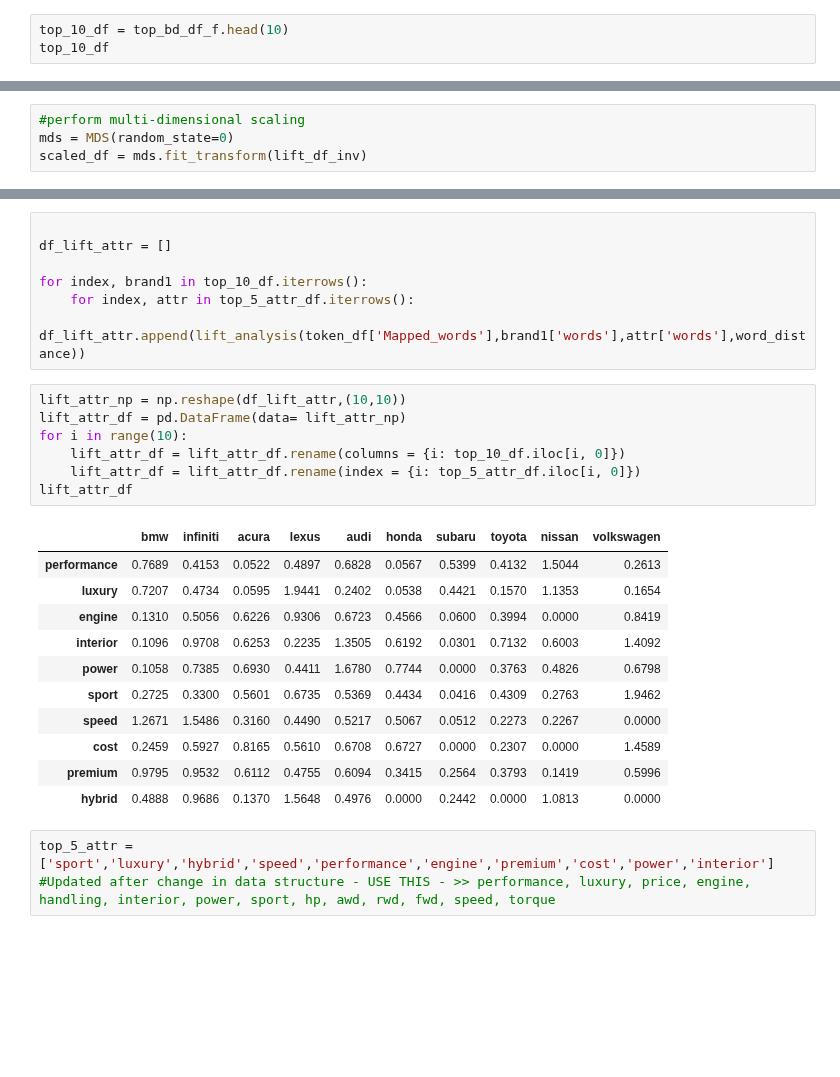
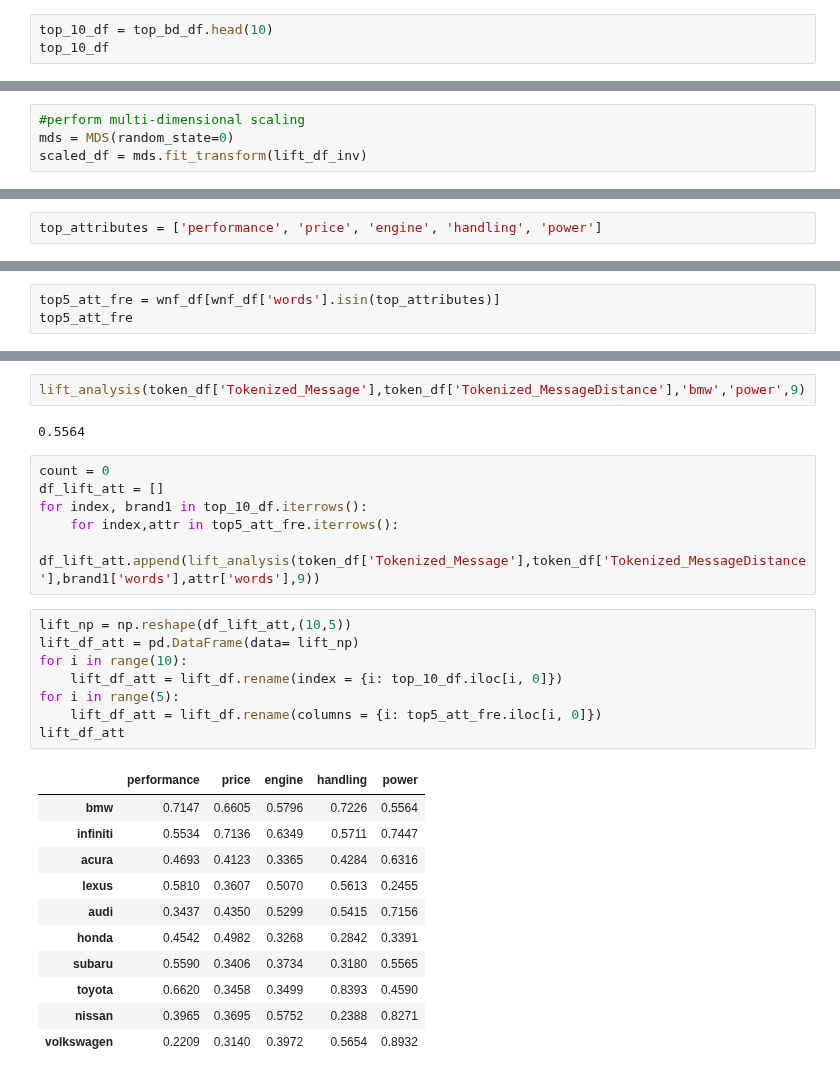
Before and after one commit to milindbhatiaa/Unstructured_Analytics, a Jupyter notebook: Homework 1/4.1_Lift_cal_olddata.ipynb, the cells around one changed output, grey strips where cells are left out. Cells and saved outputs as stored; diff of their text form; blank space fills up the shorter version.

```diff
--- a/Homework 1/4.1_Lift_cal_olddata.ipynb
+++ b/Homework 1/4.1_Lift_cal_olddata.ipynb
@@ -303,5 +237,5 @@ See the caveats in the documentation: https://pandas.pydata.org/pandas-docs/stab
 # %%
-top_10_df = top_bd_df_f.head(10)
+top_10_df = top_bd_df.head(10)
 top_10_df
 # %% [output]
 |  | words | frequency |
@@ -479,0 +455,2 @@ top_5_attr_df
+# %%
+top_attributes = ['performance', 'price', 'engine', 'handling', 'power']
@@ -479,0 +464,3 @@ top_5_attr_df
+# %%
+top5_att_fre = wnf_df[wnf_df['words'].isin(top_attributes)]
+top5_att_fre
@@ -480,29 +474,30 @@ top_5_attr_df
+# %%
+lift_analysis(token_df['Tokenized_Message'],token_df['Tokenized_MessageDistance'],'bmw','power',9)
+# %% [output]
+0.5564
 # %%
-
-df_lift_attr = []
-
+count = 0
+df_lift_att = []
 for index, brand1 in top_10_df.iterrows():
-    for index, attr in top_5_attr_df.iterrows():
-        df_lift_attr.append(lift_analysis(token_df['Mapped_words'],brand1['words'],attr['words'],word_distance))
+    for index,attr in top5_att_fre.iterrows():
+        df_lift_att.append(lift_analysis(token_df['Tokenized_Message'],token_df['Tokenized_MessageDistance'],brand1['words'],attr['words'],9))
 # %%
-lift_attr_np = np.reshape(df_lift_attr,(10,10))
-lift_attr_df = pd.DataFrame(data= lift_attr_np)
+lift_np = np.reshape(df_lift_att,(10,5))
+lift_df_att = pd.DataFrame(data= lift_np)
 for i in range(10):
-    lift_attr_df = lift_attr_df.rename(columns = {i: top_10_df.iloc[i, 0]})
-    lift_attr_df = lift_attr_df.rename(index = {i: top_5_attr_df.iloc[i, 0]})
-lift_attr_df
+    lift_df_att = lift_df.rename(index = {i: top_10_df.iloc[i, 0]})
+for i in range(5):
+    lift_df_att = lift_df.rename(columns = {i: top5_att_fre.iloc[i, 0]})
+lift_df_att
 # %% [output]
-|  | bmw | infiniti | acura | lexus | audi | honda | subaru | toyota | nissan | volkswagen |
-| performance | 0.7689 | 0.4153 | 0.0522 | 0.4897 | 0.6828 | 0.0567 | 0.5399 | 0.4132 | 1.5044 | 0.2613 |
-| luxury | 0.7207 | 0.4734 | 0.0595 | 1.9441 | 0.2402 | 0.0538 | 0.4421 | 0.1570 | 1.1353 | 0.1654 |
-| engine | 0.1310 | 0.5056 | 0.6226 | 0.9306 | 0.6723 | 0.4566 | 0.0600 | 0.3994 | 0.0000 | 0.8419 |
-| interior | 0.1096 | 0.9708 | 0.6253 | 0.2235 | 1.3505 | 0.6192 | 0.0301 | 0.7132 | 0.6003 | 1.4092 |
-| power | 0.1058 | 0.7385 | 0.6930 | 0.4411 | 1.6780 | 0.7744 | 0.0000 | 0.3763 | 0.4826 | 0.6798 |
-| sport | 0.2725 | 0.3300 | 0.5601 | 0.6735 | 0.5369 | 0.4434 | 0.0416 | 0.4309 | 0.2763 | 1.9462 |
-| speed | 1.2671 | 1.5486 | 0.3160 | 0.4490 | 0.5217 | 0.5067 | 0.0512 | 0.2273 | 0.2267 | 0.0000 |
-| cost | 0.2459 | 0.5927 | 0.8165 | 0.5610 | 0.6708 | 0.6727 | 0.0000 | 0.2307 | 0.0000 | 1.4589 |
-| premium | 0.9795 | 0.9532 | 0.6112 | 0.4755 | 0.6094 | 0.3415 | 0.2564 | 0.3793 | 0.1419 | 0.5996 |
-| hybrid | 0.4888 | 0.9686 | 0.1370 | 1.5648 | 0.4976 | 0.0000 | 0.2442 | 0.0000 | 1.0813 | 0.0000 |
+|  | performance | price | engine | handling | power |
+| bmw | 0.7147 | 0.6605 | 0.5796 | 0.7226 | 0.5564 |
+| infiniti | 0.5534 | 0.7136 | 0.6349 | 0.5711 | 0.7447 |
+| acura | 0.4693 | 0.4123 | 0.3365 | 0.4284 | 0.6316 |
+| lexus | 0.5810 | 0.3607 | 0.5070 | 0.5613 | 0.2455 |
+| audi | 0.3437 | 0.4350 | 0.5299 | 0.5415 | 0.7156 |
+| honda | 0.4542 | 0.4982 | 0.3268 | 0.2842 | 0.3391 |
+| subaru | 0.5590 | 0.3406 | 0.3734 | 0.3180 | 0.5565 |
+| toyota | 0.6620 | 0.3458 | 0.3499 | 0.8393 | 0.4590 |
+| nissan | 0.3965 | 0.3695 | 0.5752 | 0.2388 | 0.8271 |
+| volkswagen | 0.2209 | 0.3140 | 0.3972 | 0.5654 | 0.8932 |
-# %%
-top_5_attr = ['sport','luxury','hybrid','speed','performance','engine','premium','cost','power','interior']
-#Updated after change in data structure - USE THIS - >> performance, luxury, price, engine, handling, interior, power, sport, hp, awd, rwd, fwd, speed, torque
```
Also changed, not shown: parts of 47 cells of this notebook.
